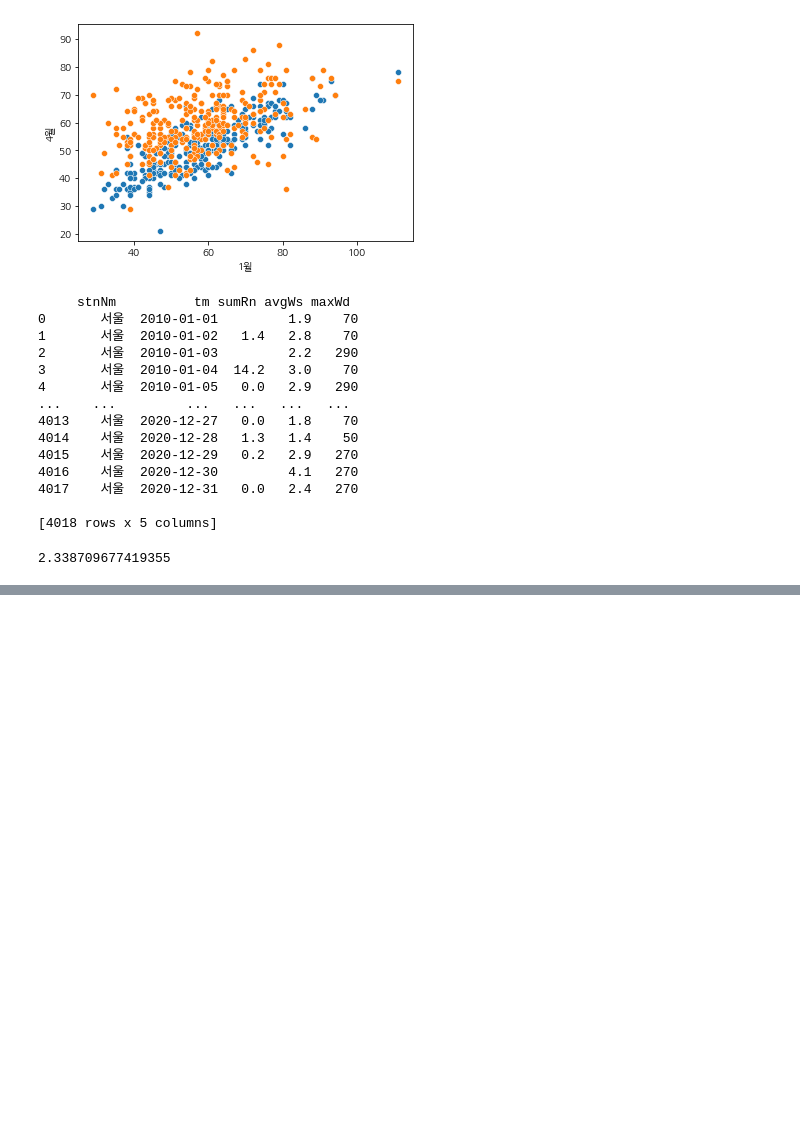
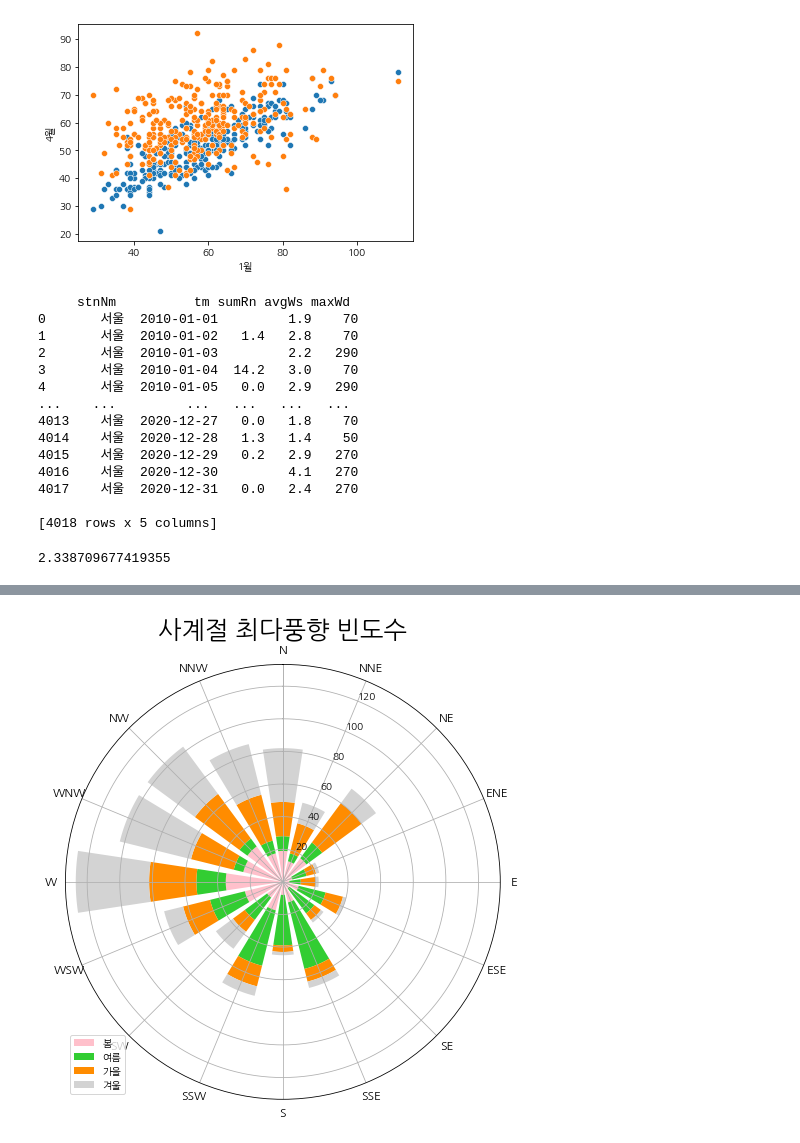
Before and after one commit to KimYeonWook511/PM10_Analysis, a Jupyter notebook: Code/PM10_Analysis.ipynb, the cells around one changed output, grey strips where cells are left out. Saved outputs shown, nothing was run; the diff lists cells and outputs as text; code cells hidden in the pictures; blank space fills up the shorter version.

```diff
--- a/Code/PM10_Analysis.ipynb
+++ b/Code/PM10_Analysis.ipynb
@@ -589,0 +747,13 @@ Index(['구분1', '구분2', '구분3', '구분4', '1월', '2월', '3월', '4월
+# %%
+########## 우선 2010년 데이터 가공
+my_df = pd.DataFrame() # 2010년 사계절 최다풍향 고유값 개수를 저장할 데이터프레임
+df = weather_df.loc[weather_df['년'] == '2010', ['월', '최다풍향(16방위)']]
+
+# 사계절별 고유값 개수
+my_df['봄'] = df.loc[(df['월'] == '3') | (df['월'] == '4') | (df['월'] == '5'), '최다풍향(16방위)'].value_counts()
+my_df['여름'] = df.loc[(df['월'] == '6') | (df['월'] == '7') | (df['월'] == '8'), '최다풍향(16방위)'].value_counts()
+my_df['가을'] = df.loc[(df['월'] == '9') | (df['월'] == '10') | (df['월'] == '11'), '최다풍향(16방위)'].value_counts()
+my_df['겨울'] = df.loc[(df['월'] == '12') | (df['월'] == '1') | (df['월'] == '2'), '최다풍향(16방위)'].value_counts()
+my_df.rename(index = {360 : 0}, inplace = True) # 정렬을 위한 360도(북, N)를 0도로 변경
+my_df.sort_index(inplace = True) # eng_16에 맞게 정렬
+my_df
@@ -589,0 +778,28 @@ Index(['구분1', '구분2', '구분3', '구분4', '1월', '2월', '3월', '4월
+# %%
+# https://blog.naver.com/bamyam19/222405715959 참조한 극좌표계
+
+# 16방위 축
+label_loc = np.linspace(start = 0, stop = 2*np.pi, num = len(eng_16) + 1)
+
+# x값 지정
+theta = np.linspace(0, 2*np.pi, len(eng_16), endpoint = False)
+
+# 극좌표계 도입
+plt.figure(figsize= (8, 8))
+ax = plt.subplot(polar=True)
+ax.set_theta_zero_location("N") # 세타의 0도 시작은 "N"인 북으로 설정
+ax.set_theta_direction(-1) # 세타 방향을 반대로(반시계 -> 시계)
+
+# 차트생성
+plt.xticks(label_loc, labels=eng_16, fontsize = 12)
+plt.bar(theta, my_df['봄'], width = 0.3, color = 'pink', label = '봄')
+plt.bar(theta, my_df['여름'], bottom = my_df['봄'], width = 0.3, color = 'limegreen', label = '여름')
+plt.bar(theta, my_df['가을'], bottom = [a + b for (a, b) in zip(my_df['봄'], my_df['여름'])], width = 0.3, color = 'darkorange', label = '가을')
+plt.bar(theta, my_df['겨울'], bottom = [a + b + c for (a, b, c) in zip(my_df['봄'], my_df['여름'], my_df['가을'])], width = 0.3, color = 'lightgray', label = '겨울')
+
+# 범례 및 제목넣기
+plt.legend(loc = 'lower left')
+plt.title('사계절 최다풍향 빈도수',size = 25)
+plt.show()
+# %% [output]
+[figure, added]
```
Also changed, not shown: parts of 32 cells of this notebook.
